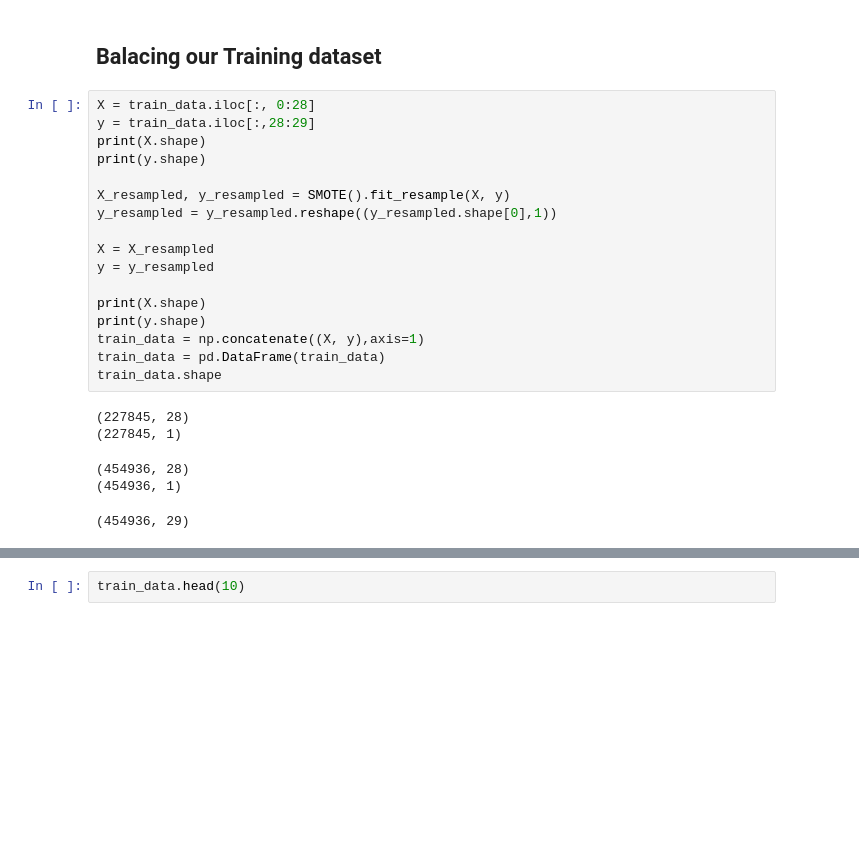
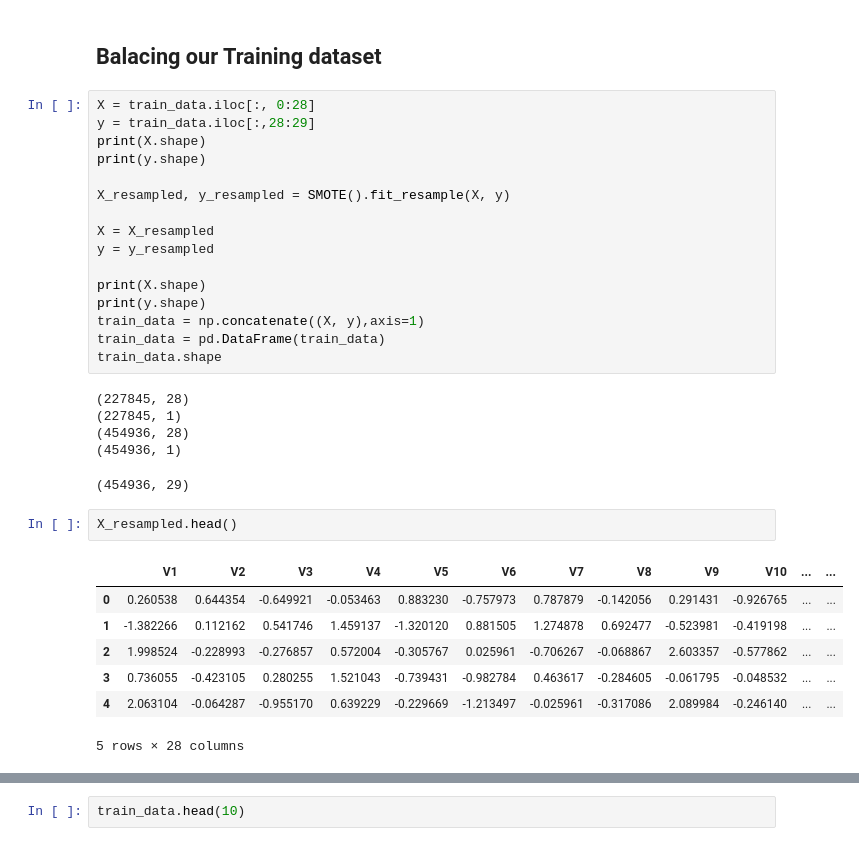
Before and after one commit to imyoungyang/myAWSStudyBlog, a Jupyter notebook: fraud-dection/neural-network/NeuralNetOverSampling.ipynb, the cells around one changed output, grey strips where cells are left out. Drawn from its saved outputs; the diff is of its cells as text; blank space fills up the shorter version.

```diff
--- a/fraud-dection/neural-network/NeuralNetOverSampling.ipynb
+++ b/fraud-dection/neural-network/NeuralNetOverSampling.ipynb
@@ -102,7 +122,6 @@ print(X.shape)
 print(y.shape)
 
 X_resampled, y_resampled = SMOTE().fit_resample(X, y)
-y_resampled = y_resampled.reshape((y_resampled.shape[0],1))
 
 X = X_resampled
 y = y_resampled
@@ -115,6 +134,16 @@ train_data.shape
 # %% [output]
 (227845, 28)
 (227845, 1)
+(454936, 28)
+(454936, 1)
-(454936, 28)
-(454936, 1)
+(454936, 29)
-(454936, 29)
+# %%
+X_resampled.head()
+# %% [output]
+|  | V1 | V2 | V3 | V4 | V5 | V6 | V7 | V8 | V9 | V10 | ... | ... |
+| 0 | 0.260538 | 0.644354 | -0.649921 | -0.053463 | 0.883230 | -0.757973 | 0.787879 | -0.142056 | 0.291431 | -0.926765 | ... | ... |
+| 1 | -1.382266 | 0.112162 | 0.541746 | 1.459137 | -1.320120 | 0.881505 | 1.274878 | 0.692477 | -0.523981 | -0.419198 | ... | ... |
+| 2 | 1.998524 | -0.228993 | -0.276857 | 0.572004 | -0.305767 | 0.025961 | -0.706267 | -0.068867 | 2.603357 | -0.577862 | ... | ... |
+| 3 | 0.736055 | -0.423105 | 0.280255 | 1.521043 | -0.739431 | -0.982784 | 0.463617 | -0.284605 | -0.061795 | -0.048532 | ... | ... |
+| 4 | 2.063104 | -0.064287 | -0.955170 | 0.639229 | -0.229669 | -1.213497 | -0.025961 | -0.317086 | 2.089984 | -0.246140 | ... | ... |
+5 rows × 28 columns
```
Also changed, not shown: parts of 19 cells of this notebook.
